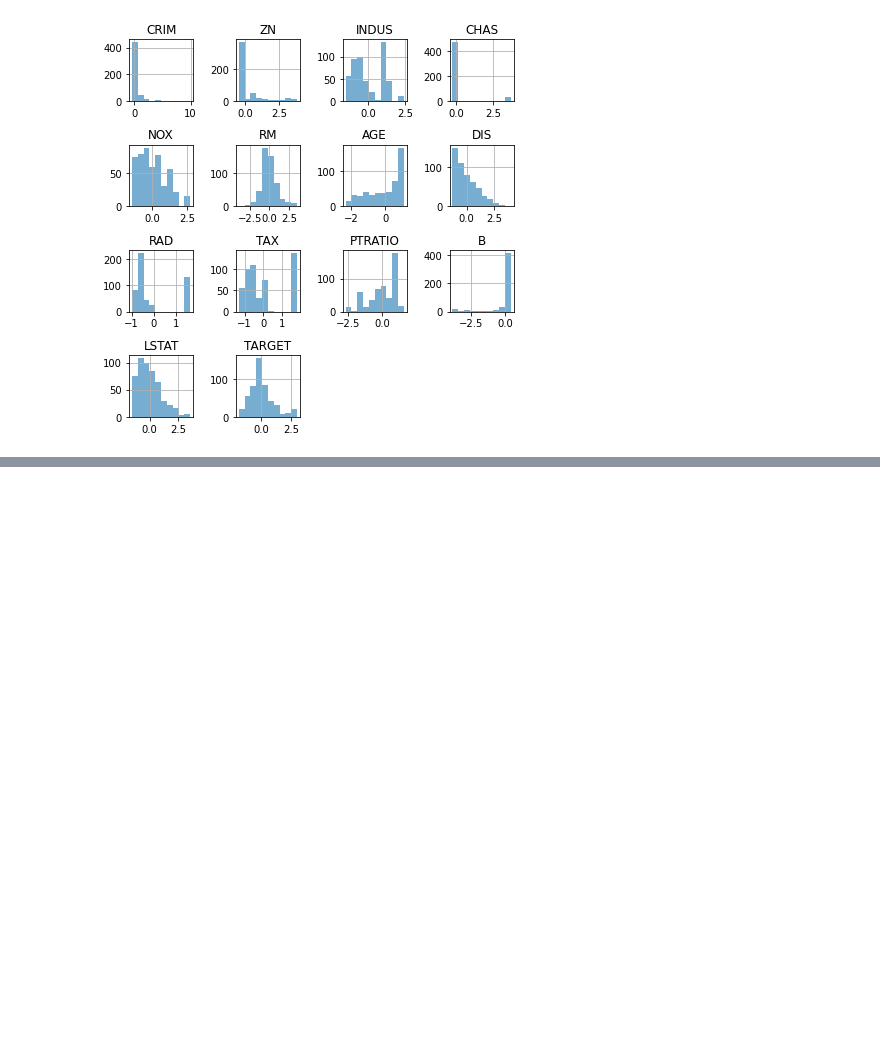
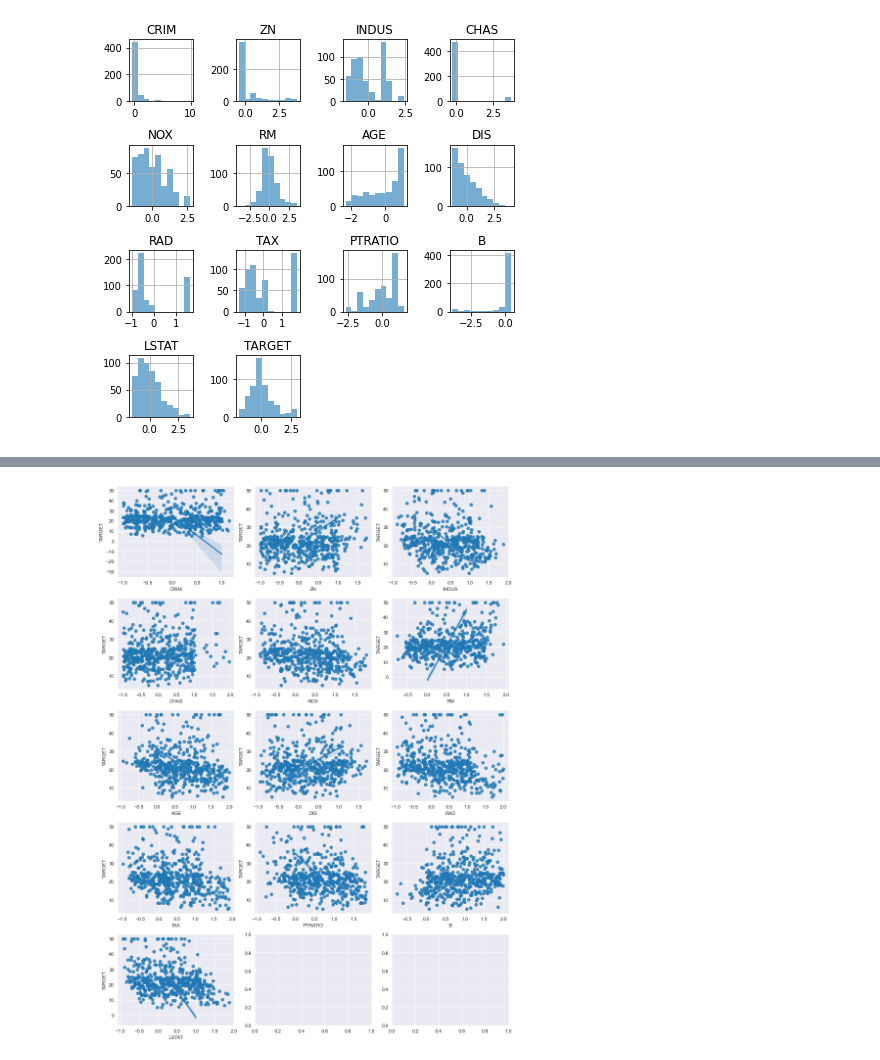
Before and after one commit to Lw-CodeStorage/AI_Demo, a Jupyter notebook: temp.ipynb, the cells around one changed output, grey strips where cells are left out. Saved outputs shown, nothing was run; the diff lists cells and outputs as text; code cells hidden in the pictures; blank space fills up the shorter version.

```diff
--- a/temp.ipynb
+++ b/temp.ipynb
@@ -76,3 +77,25 @@ plt.tight_layout()
+# %%
+from sklearn import preprocessing
+sns.set_style("darkgrid")
+min_max_scaler = preprocessing.MinMaxScaler()
+column_sels = ["CRIM","ZN","INDUS",
+ "CHAS","NOX","RM",
+ "AGE","DIS","RAD",
+ "TAX","PTRATIO","B",
+ "LSTAT"]
+x = data_df.loc[:, column_sels]
+y = data_df["TARGET"]
+x = pd.DataFrame(data=min_max_scaler.fit_transform(x),
+ columns=column_sels)
+fig, axs = plt.subplots(ncols=3, nrows=5, figsize=(12,16))
+index = 0
+axs = axs.flatten()
+for i, k in enumerate(column_sels):
+    sns.regplot(y=y, x=x[k], ax=axs[i],x_jitter=True)
+#更改 Matplotlib 子圖大小和間距
+fig.tight_layout()
+# %% [output]
+[figure, added]
 # %%
 from sklearn import preprocessing
 min_max_scaler = preprocessing.MinMaxScaler()
```
Also changed, not shown: parts of 2 cells of this notebook, 5 other files.
